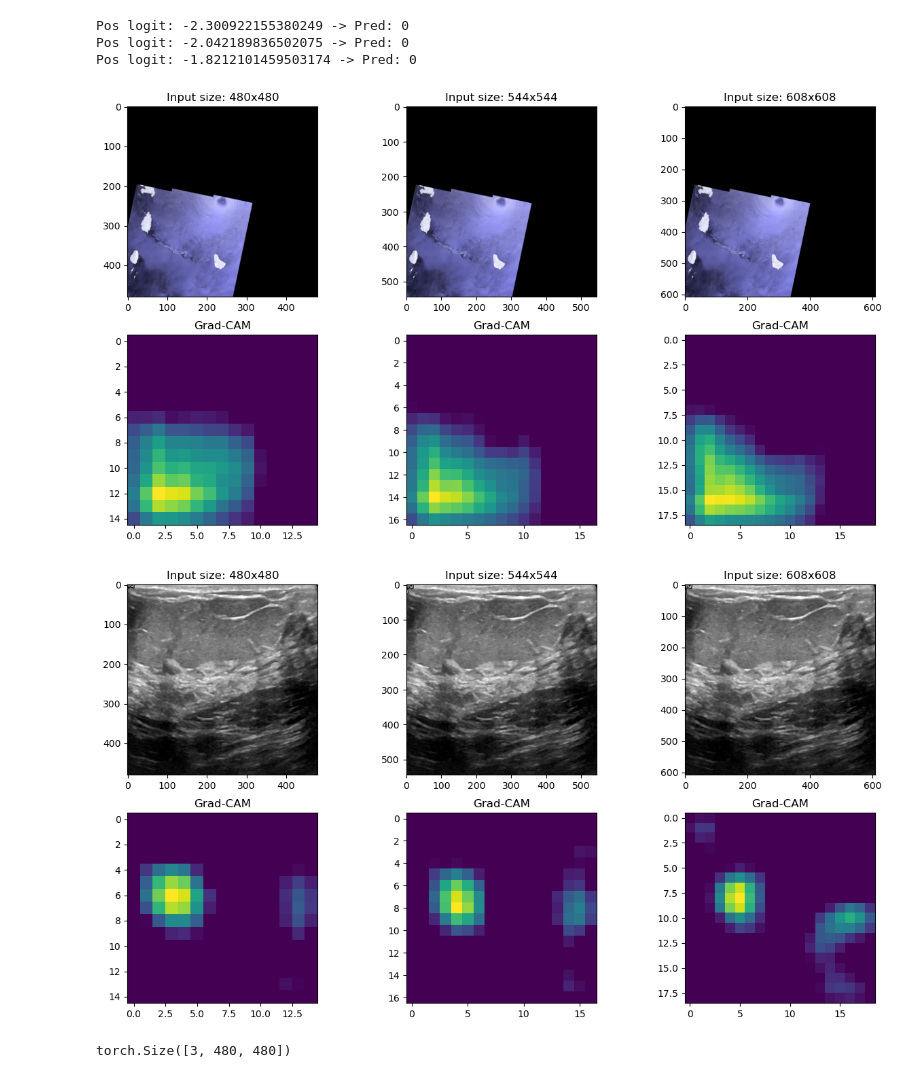
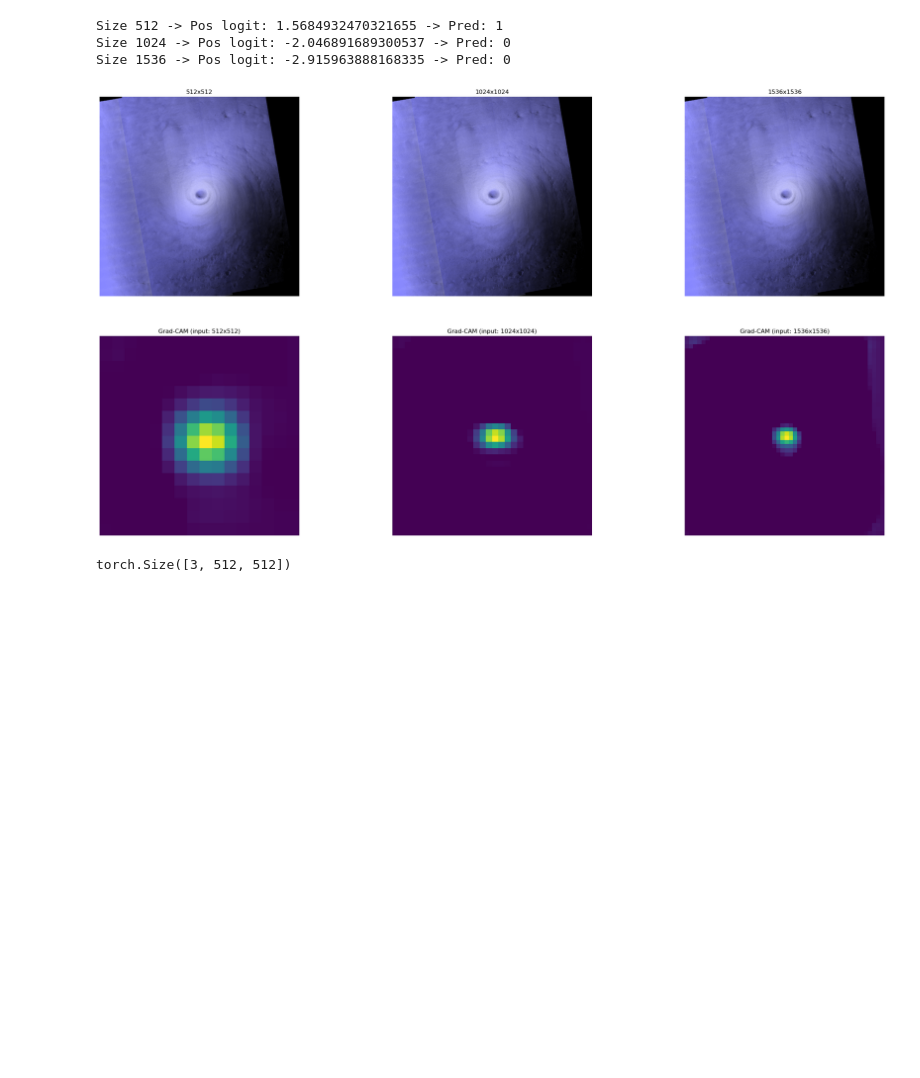
Before and after one commit to andrea-federici/wsss-polar-low-pseudolabels, a Jupyter notebook: doc/notebooks/gradcam_activations_compar.ipynb, the cells around one changed output. Saved outputs shown, nothing was run; the diff lists cells and outputs as text; code cells hidden in the pictures; blank space fills up the shorter version.

```diff
--- a/doc/notebooks/gradcam_activations_compar.ipynb
+++ b/doc/notebooks/gradcam_activations_compar.ipynb
@@ -21,5 +20,5 @@ from src.models.lightning_wrappers import AdversarialErasingModel
 # %%
-ckpt_path = root / "out/checkpoints/examinee.ckpt"
+ckpt_path = root / "out/best-checkpoint.ckpt"
 ckpt_torch = torch.load(ckpt_path, map_location="cpu")
 state_dict = ckpt_torch["state_dict"]
 
@@ -72,24 +34,24 @@ AttributeError: 'NoneType' object has no attribute 'is_valid_for_adversarial_era
 # %%
-size = 64 * 8
+train_size = 512
 mean = [0.2872, 0.2872, 0.4595]
 std = [0.1806, 0.1806, 0.2621]
-# mean = [0.5, 0.5, 0.5]
-# std = [0.5, 0.5, 0.5]
+mean = [0.5, 0.5, 0.5]
+std = [0.5, 0.5, 0.5]
 aug_config = aug.AugConfig(
-    resize_width = size,  # 512 = 64 * 8
-    resize_height = size,
+    resize_width = train_size,
+    resize_height = train_size,
     mean = mean,
     std = std,
 )
 
 val_compose = aug.to_compose(aug_config, stage="val")
 # %%
-use_path = True
+use_path = False
 if use_path:
     img_path = "data/polar_lows/train/pos/0aa613_20181003T134110_20181003T134210_mos_rgb.png"
 else:
     train_dir = "data/polar_lows/train"
-    category = random.choice(['pos', 'neg'])
+    category = "pos"  # random.choice(['pos', 'neg'])
     chosen_image = random.choice(os.listdir(root / os.path.join(train_dir, category)))
     img_path = os.path.join(train_dir, category, chosen_image)
 img = Image.open(root / img_path)
@@ -118,66 +76,69 @@ plt.axis("off")
 # %%
-training_size = (480, 480)
+# sizes = [480, 544, 608]
+sizes = [512, 1024, 1536]
 
-sizes = [480, 544, 608]
 resized_heatmaps = []
 resized_heatmaps_bil = []
 ncols = len(sizes)
 nrows = 2
-fig, ax = plt.subplots(nrows, ncols, figsize=(5*ncols, nrows*4))
+fig, ax = plt.subplots(nrows, ncols, figsize=(10*ncols, nrows*8))
 for i, s in enumerate(sizes):
     aug_config = aug.AugConfig(
-        resize_width = s,  # 512 = 64 * 8
+        resize_width = s,
         resize_height = s,
-        mean = [0.5, 0.5, 0.5],
-        std = [0.5, 0.5, 0.5],
+        mean = mean,
+        std = std,
     )
 
-    val_compose = aug.to_compose(aug_config, stage="train")
+    val_compose = aug.to_compose(aug_config, stage="val")
 
     img_tens = val_compose(img).unsqueeze(0)
     do_augment = False
     if do_augment:
         angle = 20
         translate = [s*0.2, s*0.2]
         img_tens = TF.affine(
             img_tens,
             angle = angle,
             translate = translate,
             scale = 1.0,
             shear = [0.0, 0.0]
         )
 
     logits = model(img_tens)[0]
     logit_pos = logits[1].item()
     pred = torch.argmax(logits).item()
-    print(f"Pos logit: {logit_pos} -> Pred: {pred}")
-    heatmap = gc.generate_heatmap(model, img_tens, target_class=pred)
+    print(f"Size {s} -> Pos logit: {logit_pos} -> Pred: {pred}")
+    heatmap = gc.generate_heatmap(model, img_tens, target_class=1)
     ax[0, i].imshow(
         ip.normalize_image_to_range(img_tens.squeeze(0).permute(1, 2, 0).cpu().numpy())
     )
-    ax[0, i].set_title(f"Input size: {s}x{s}")
+    ax[0, i].set_title(f"{s}x{s}")
+    ax[0, i].axis("off")
+
     ax[1, i].imshow(heatmap)
-    ax[1, i].set_title("Grad-CAM")
+    ax[1, i].axis("off")
+    ax[1, i].set_title(f"Grad-CAM (input: {s}x{s})")
+
     resized_heatmap = F.interpolate(
-        heatmap.unsqueeze(0).unsqueeze(0), size=training_size, mode="nearest", antialias=False
+        heatmap.unsqueeze(0).unsqueeze(0), size=(train_size, train_size), mode="nearest", antialias=False
     ).squeeze(0).squeeze(0)
     resized_heatmap_bil = F.interpolate(
-        heatmap.unsqueeze(0).unsqueeze(0), size=training_size, mode="bilinear", antialias=False
+        heatmap.unsqueeze(0).unsqueeze(0), size=(train_size, train_size), mode="bilinear", antialias=False
     ).squeeze(0).squeeze(0)
     resized_heatmaps.append(resized_heatmap)
     resized_heatmaps_bil.append(resized_heatmap_bil)
     # ax[2, i].imshow(resized_heatmap_bil)
     # ax[2, i].set_title("Resized to 512x512 (Bilinear int.)")
 # %% [output]
-Pos logit: -2.300922155380249 -> Pred: 0
-Pos logit: -2.042189836502075 -> Pred: 0
-Pos logit: -1.8212101459503174 -> Pred: 0
+Size 512 -> Pos logit: 1.5684932470321655 -> Pred: 1
+Size 1024 -> Pos logit: -2.046891689300537 -> Pred: 0
+Size 1536 -> Pos logit: -2.915963888168335 -> Pred: 0
-[figure, old version]
+[figure, new version]
-[figure, removed]
 # %%
 H = torch.stack(resized_heatmaps, dim=0)
 H_bil = torch.stack(resized_heatmaps_bil, dim=0)
 H_bil.shape
 # %% [output]
-torch.Size([3, 480, 480])
+torch.Size([3, 512, 512])
 # %%
```
Also changed, not shown: parts of 10 cells of this notebook, 8 other files.
